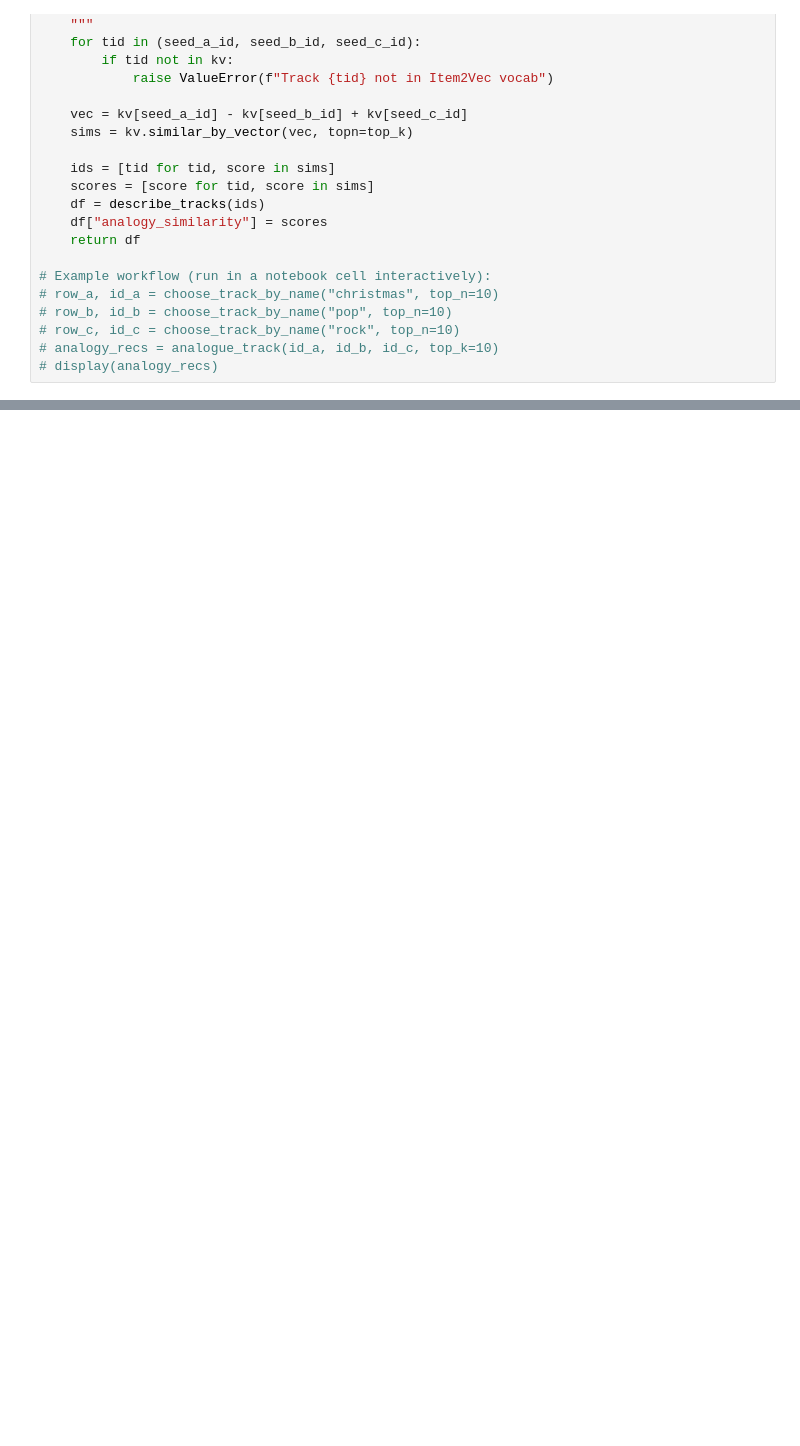
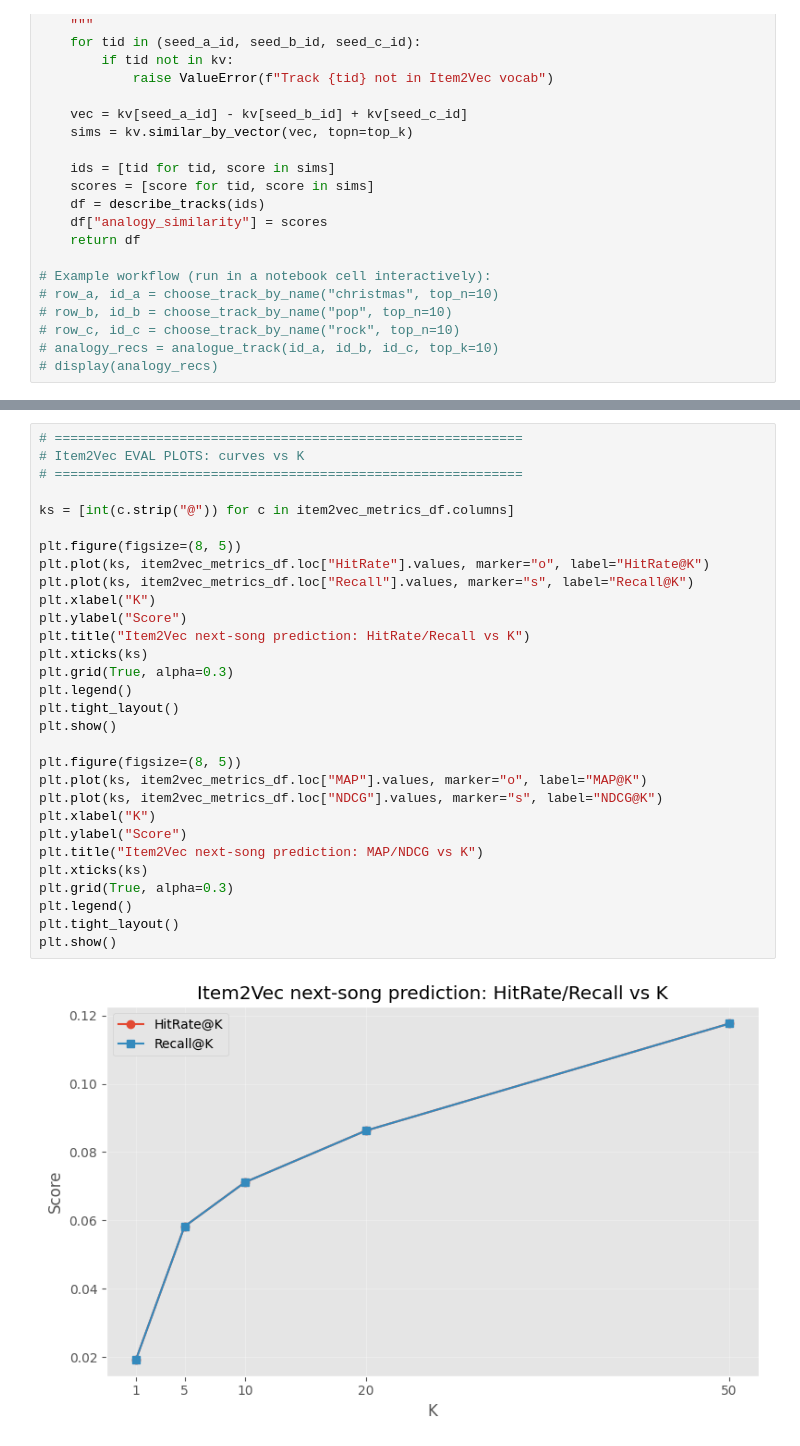
Before and after one commit to KieranSatheesan/Music_Recommender, a Jupyter notebook: notebooks/10_item2vec.ipynb, the cells around one changed output, grey strips where cells are left out. Drawn from its saved outputs; the diff is of its cells as text; blank space fills up the shorter version.

```diff
--- a/notebooks/10_item2vec.ipynb
+++ b/notebooks/10_item2vec.ipynb
@@ -886,0 +1327,32 @@ Matches for 'rock':
+# %%
+# ============================================================
+# Item2Vec EVAL PLOTS: curves vs K
+# ============================================================
+
+ks = [int(c.strip("@")) for c in item2vec_metrics_df.columns]
+
+plt.figure(figsize=(8, 5))
+plt.plot(ks, item2vec_metrics_df.loc["HitRate"].values, marker="o", label="HitRate@K")
+plt.plot(ks, item2vec_metrics_df.loc["Recall"].values, marker="s", label="Recall@K")
+plt.xlabel("K")
+plt.ylabel("Score")
+plt.title("Item2Vec next-song prediction: HitRate/Recall vs K")
+plt.xticks(ks)
+plt.grid(True, alpha=0.3)
+plt.legend()
+plt.tight_layout()
+plt.show()
+
+plt.figure(figsize=(8, 5))
+plt.plot(ks, item2vec_metrics_df.loc["MAP"].values, marker="o", label="MAP@K")
+plt.plot(ks, item2vec_metrics_df.loc["NDCG"].values, marker="s", label="NDCG@K")
+plt.xlabel("K")
+plt.ylabel("Score")
+plt.title("Item2Vec next-song prediction: MAP/NDCG vs K")
+plt.xticks(ks)
+plt.grid(True, alpha=0.3)
+plt.legend()
+plt.tight_layout()
+plt.show()
+# %% [output]
+[figure, added]
```
Also changed, not shown: parts of 18 cells of this notebook.
